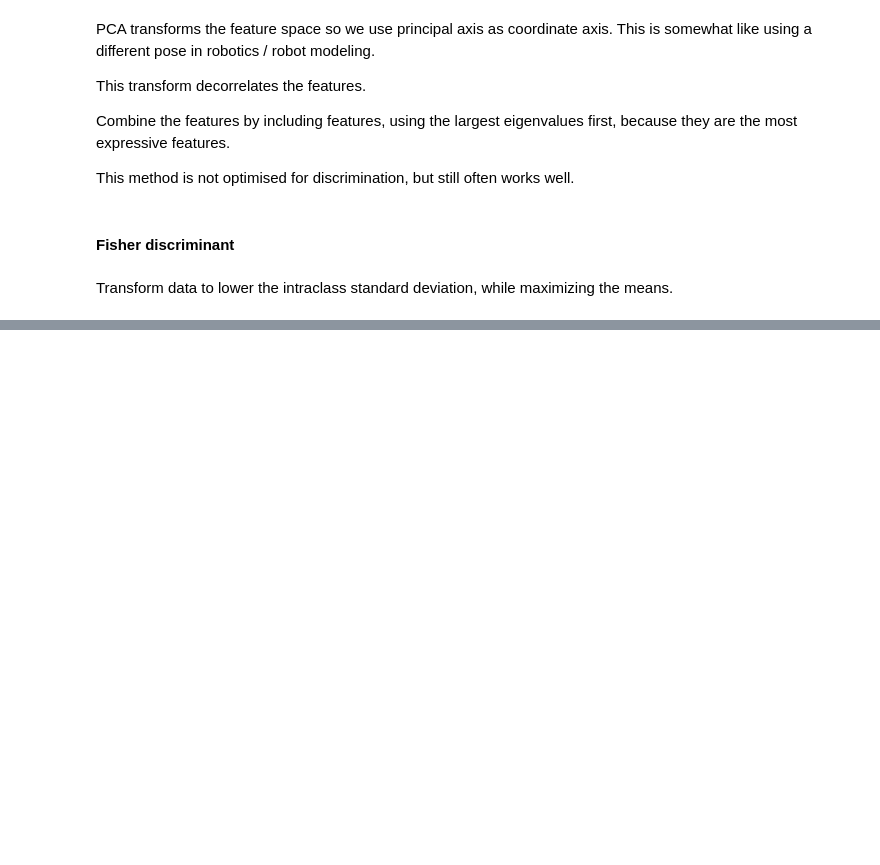
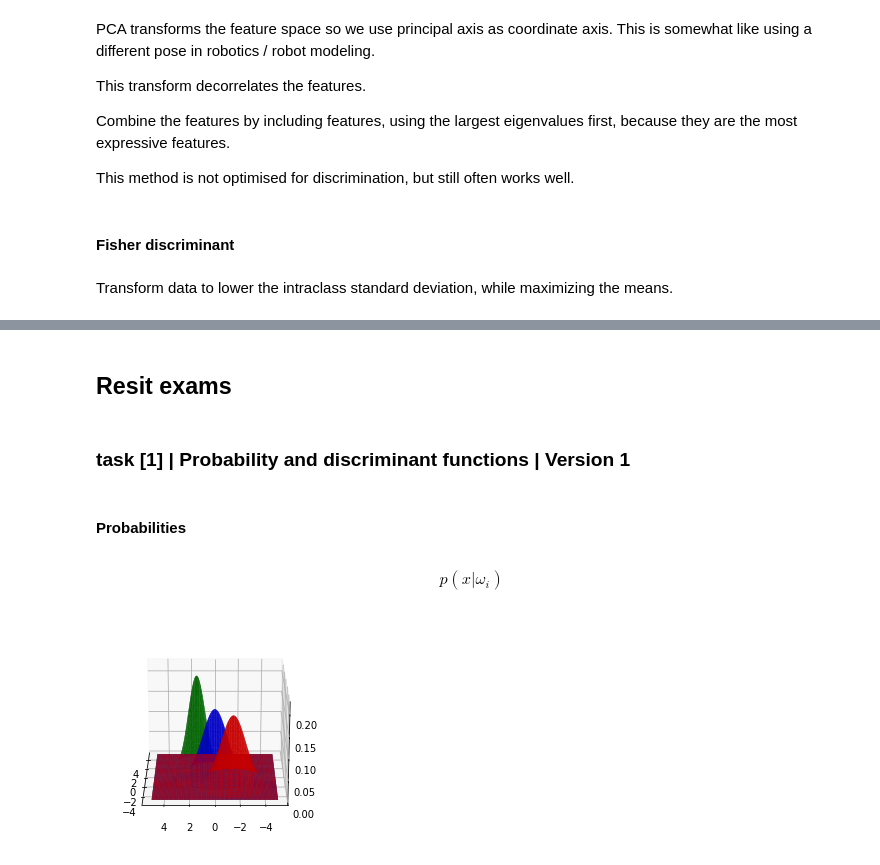
Before and after one commit to andreasnonslid/examPrepELE520, a Jupyter notebook: main.ipynb, the cells around one changed output, grey strips where cells are left out. Cells and saved outputs as stored; diff of their text form; code cells hidden in the pictures; blank space fills up the shorter version.

```diff
--- a/main.ipynb
+++ b/main.ipynb
@@ -61,17 +103,17 @@ def plotSurf3D(x,y,p):
 # %% [markdown]
 ### Multiple
 # %%
-def plotMultipleSurf3D(x,y,p,colors=None):
+def plotMultipleSurf3D(x,y,p,colors=None,elevation=15,angle=50):
     fig = plt.figure()
     ax = fig.add_subplot(projection='3d')
     X, Y = np.meshgrid(x,y)
     if colors is None:
         for z in p:
             ax.plot_surface(X,Y,z,alpha=0.8)
-            ax.view_init(elev=15,azim=50)
+            ax.view_init(elev=elevation,azim=angle)
     else:
         for i, z in enumerate(p):
             ax.plot_surface(X,Y,z,alpha=0.8,
                             color=colors[i])
-            ax.view_init(elev=15,azim=50)
+            ax.view_init(elev=elevation,azim=angle)
     plt.show()
@@ -974,0 +1278,23 @@ Transform data to lower the intraclass standard deviation, while maximizing the
+# %% [markdown]
+## Resit exams
+# %% [markdown]
+### task **[1]** | Probability and discriminant functions | Version 1
+# %% [markdown]
+#### Probabilities
+# %% [markdown]
+$$p(x|\omega_i)$$
+# %%
+mean = np.array([[-1.5,-1.5],[1.5,1.5],[0,0]])
+sigma = np.array([[[1,0],[0,1]],
+                  [[0.5,0],[0,1]],
+                  [[1,0],[0,1]]])
+numClasses = len(mean)
+x1 = x2 = np.linspace(-5,5,100)
+X1,X2 = np.meshgrid(x1,x2)
+z = np.zeros([numClasses,len(x1),len(x2)])
+for i in range(numClasses):
+    z[i] = norm3D(x1,x2,mean[i].reshape([2,1]),sigma[i])
+colors = ['r','g','b','c']
+plotMultipleSurf3D(x1,x2,z,colors=colors,elevation=20,angle=180)
+# %% [output]
+[figure, added]
```
Also changed, not shown: parts of 86 cells of this notebook.
